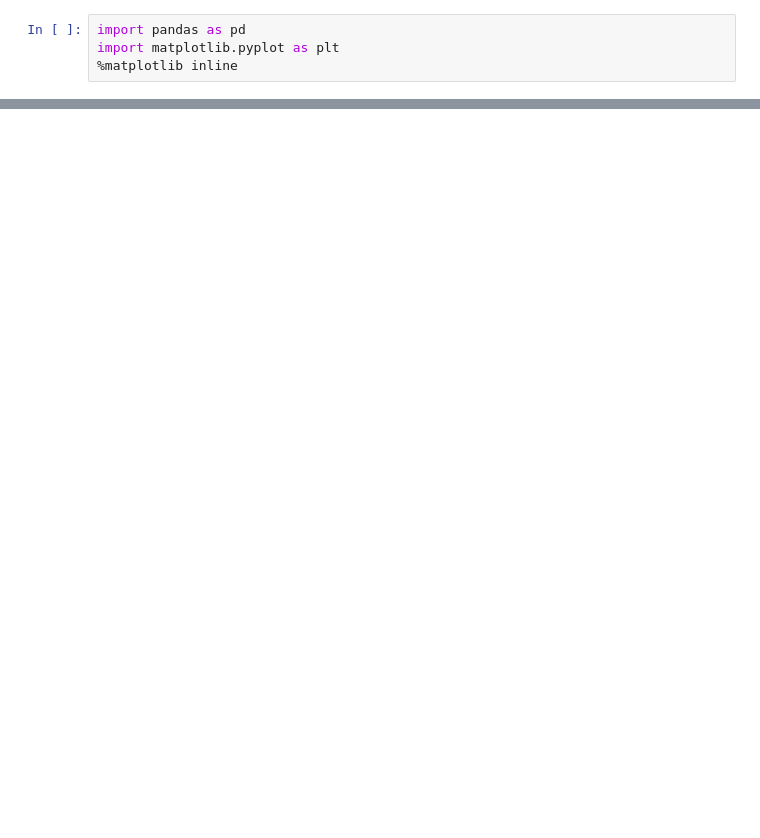
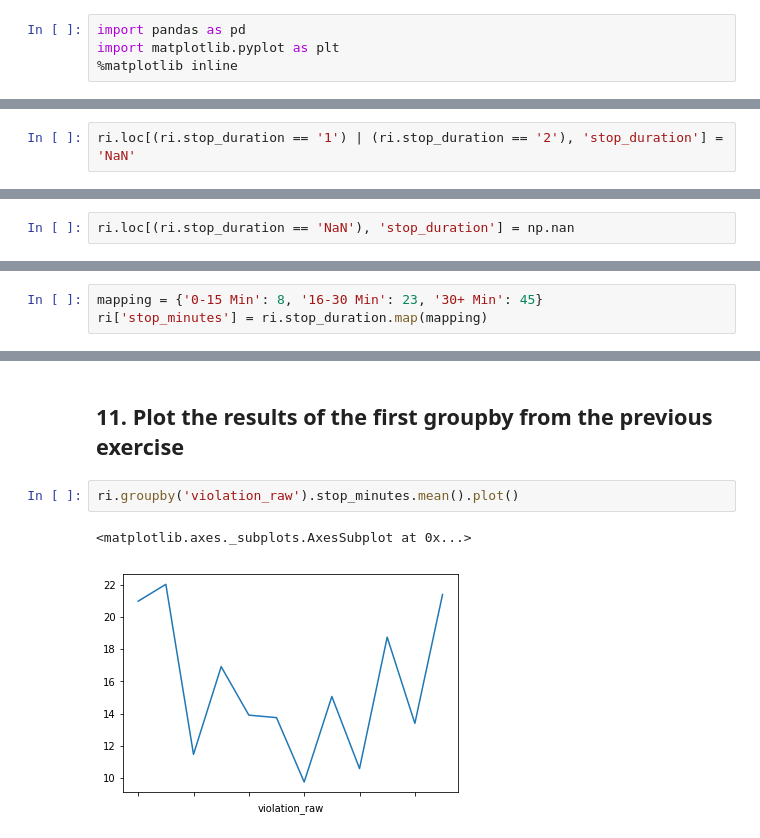
Before and after one commit to queirozsc/dataschool-pycon-2018, a Jupyter notebook: rodhe_island_analysis.ipynb, the cells around one changed output, grey strips where cells are left out. Cells and saved outputs as stored; diff of their text form; blank space fills up the shorter version.

```diff
--- a/rodhe_island_analysis.ipynb
+++ b/rodhe_island_analysis.ipynb
@@ -10,0 +364,2 @@ ri.driver_age.plot()
+# %%
+ri.loc[(ri.stop_duration == '1') | (ri.stop_duration == '2'), 'stop_duration'] = 'NaN'
@@ -10,0 +377,2 @@ ri.driver_age.plot()
+# %%
+ri.loc[(ri.stop_duration == 'NaN'), 'stop_duration'] = np.nan
@@ -10,0 +389,3 @@ ri.driver_age.plot()
+# %%
+mapping = {'0-15 Min': 8, '16-30 Min': 23, '30+ Min': 45}
+ri['stop_minutes'] = ri.stop_duration.map(mapping)
@@ -10,0 +433,7 @@ ri.driver_age.plot()
+# %% [markdown]
+## 11. Plot the results of the first groupby from the previous exercise
+# %%
+ri.groupby('violation_raw').stop_minutes.mean().plot()
+# %% [output]
+<matplotlib.axes._subplots.AxesSubplot at 0x...>
+[figure, added]
```
Also changed, not shown: parts of 78 cells of this notebook, 1 other file.
